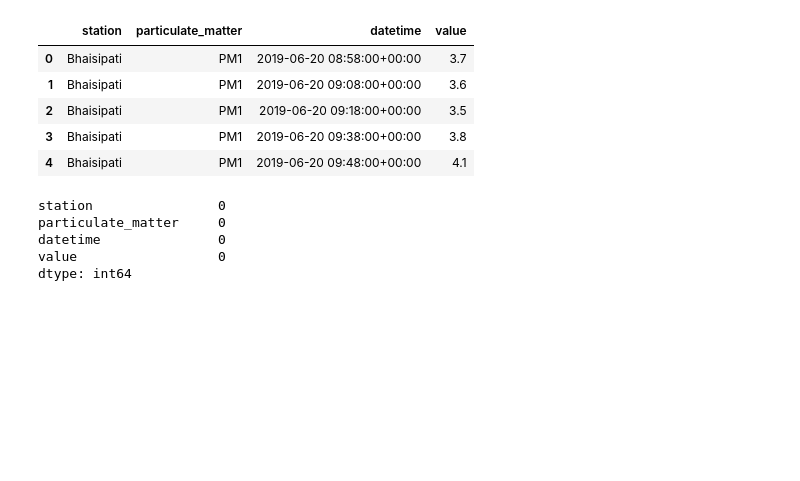
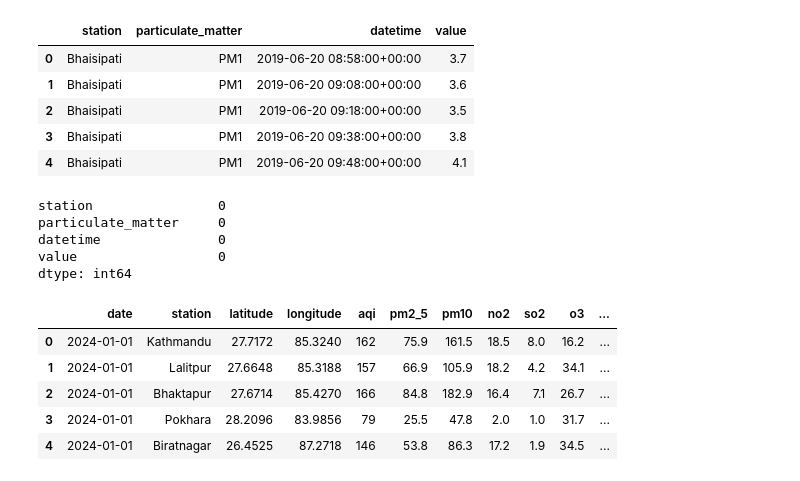
Before and after one commit to shawinCreates/Dhulo-Watch, a Jupyter notebook: notebooks/data.ipynb, the cells around one changed output. Cells and saved outputs as stored; diff of their text form; code cells hidden in the pictures; blank space fills up the shorter version.

```diff
--- a/notebooks/data.ipynb
+++ b/notebooks/data.ipynb
@@ -60,3 +60,13 @@ value                  0
 dtype: int64
 # %%
 ktm = ktm.drop_duplicates()
+# %%
+nepal = pd.read_csv(r'../data/NepalLatestAQI.csv')
+nepal.head()
+# %% [output]
+|  | date | station | latitude | longitude | aqi | pm2_5 | pm10 | no2 | so2 | o3 | ... |
+| 0 | 2024-01-01 | Kathmandu | 27.7172 | 85.3240 | 162 | 75.9 | 161.5 | 18.5 | 8.0 | 16.2 | ... |
+| 1 | 2024-01-01 | Lalitpur | 27.6648 | 85.3188 | 157 | 66.9 | 105.9 | 18.2 | 4.2 | 34.1 | ... |
+| 2 | 2024-01-01 | Bhaktapur | 27.6714 | 85.4270 | 166 | 84.8 | 182.9 | 16.4 | 7.1 | 26.7 | ... |
+| 3 | 2024-01-01 | Pokhara | 28.2096 | 83.9856 | 79 | 25.5 | 47.8 | 2.0 | 1.0 | 31.7 | ... |
+| 4 | 2024-01-01 | Biratnagar | 26.4525 | 87.2718 | 146 | 53.8 | 86.3 | 17.2 | 1.9 | 34.5 | ... |
```
Also changed, not shown: parts of 2 cells of this notebook, 2 other files.
